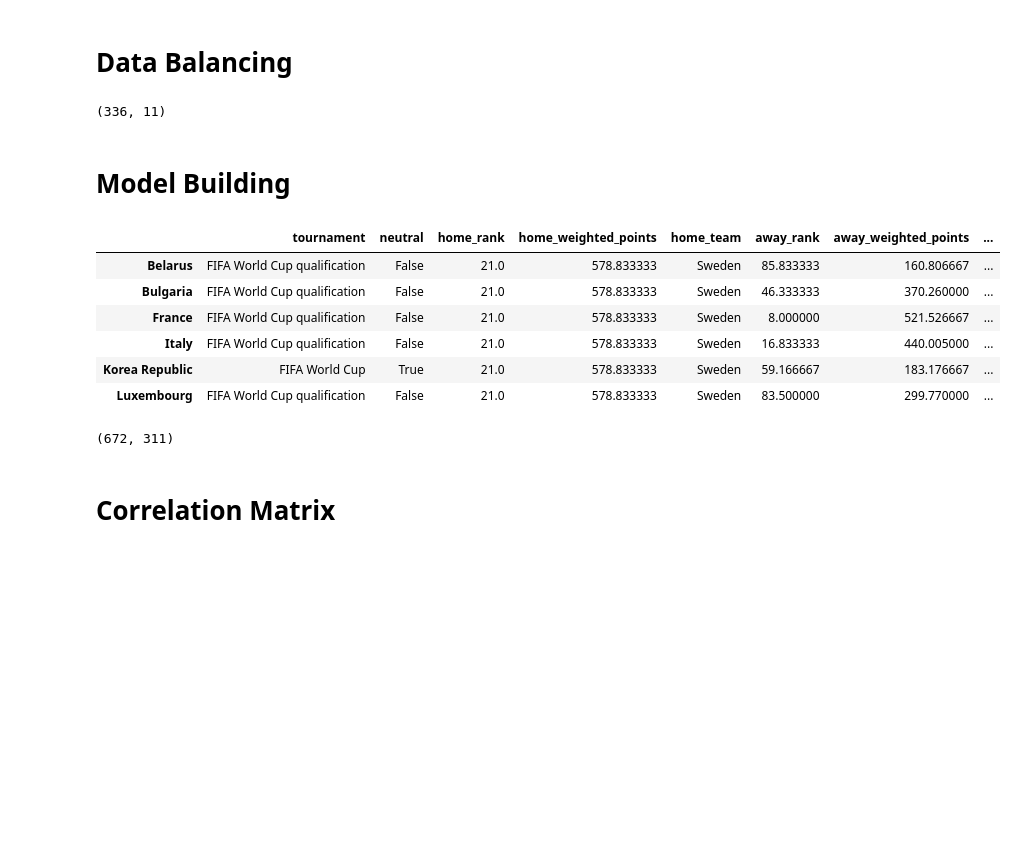
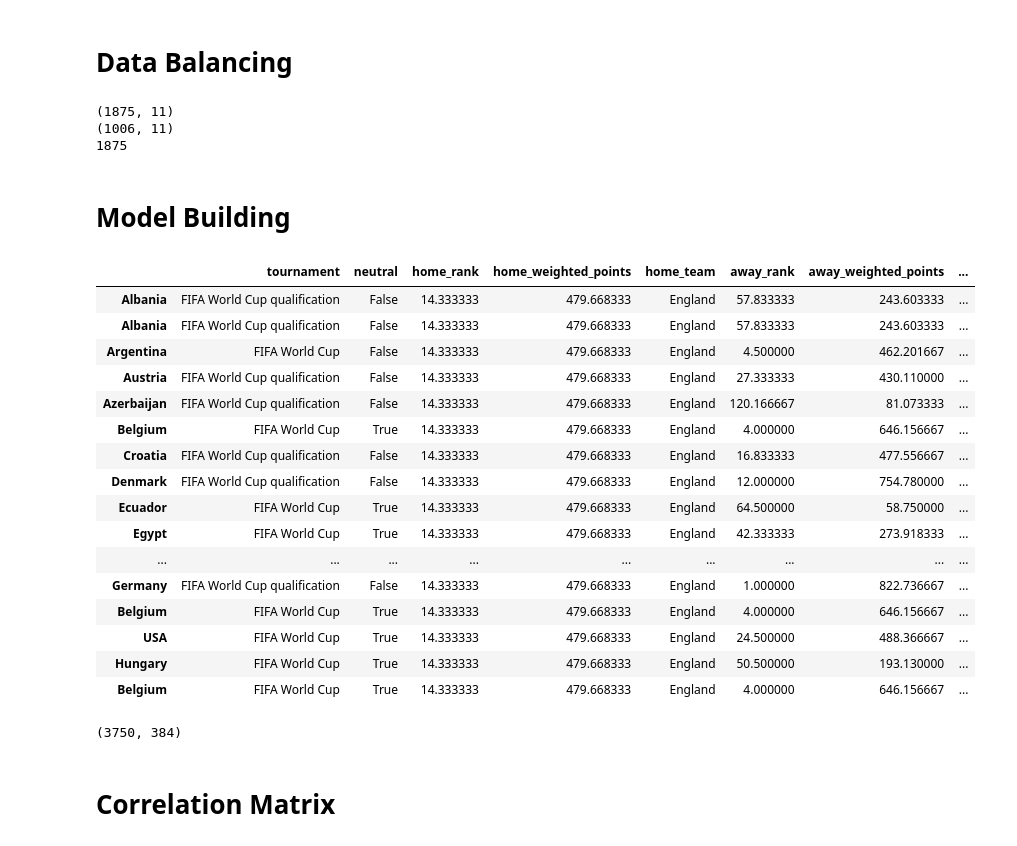
Before and after one commit to lppier/fifa18_final16, a Jupyter notebook: fifa2018_improved.ipynb, the cells around one changed output. Saved outputs shown, nothing was run; the diff lists cells and outputs as text; code cells hidden in the pictures; blank space fills up the shorter version.

```diff
--- a/fifa2018_improved.ipynb
+++ b/fifa2018_improved.ipynb
@@ -102,14 +102,18 @@ df = df_combined
 # Separate majority and minority classes
 df_majority = df[df.won==1]
 df_minority = df[df.won==0]
-df_majority.shape
+print(df_majority.shape)
+print(df_minority.shape)
+print(df_majority.shape[0])
 # %% [output]
-(336, 11)
+(1875, 11)
+(1006, 11)
+1875
 # %%
 # Upsample minority class
 df_minority_upsampled = resample(df_minority,
                                  replace=True,     # sample with replacement
-                                 n_samples=336,    # to match majority class
+                                 n_samples=df_majority.shape[0],    # to match majority class
                                  random_state=123) # reproducible results
 
 # Combine majority class with upsampled minority class
@@ -123,26 +127,36 @@ df_combined = df_upsampled
 # %%
 y = df_combined['won']
 X = df_combined.drop(['won'], axis=1)
 
 # Preprocessing one hot
 from sklearn.preprocessing import OneHotEncoder, LabelEncoder
 
 X_cat = X.select_dtypes(include=[object, bool])
 le = LabelEncoder()
 X_cat_labelled = X_cat.apply(le.fit_transform)
 X_cat_labelled.head()
 X['home_team_orig'] = X['home_team']
 X['away_team_orig'] = X['away_team']
 X_tosee = pd.concat([X, X_cat_labelled], axis=1)
-X_tosee[X_tosee['home_team_orig'].str.contains('Sweden')]
+X_tosee[X_tosee['home_team_orig'].str.contains('England')]
 # %% [output]
 |  | tournament | neutral | home_rank | home_weighted_points | home_team | away_rank | away_weighted_points | ... |
-| Belarus | FIFA World Cup qualification | False | 21.0 | 578.833333 | Sweden | 85.833333 | 160.806667 | ... |
-| Bulgaria | FIFA World Cup qualification | False | 21.0 | 578.833333 | Sweden | 46.333333 | 370.260000 | ... |
-| France | FIFA World Cup qualification | False | 21.0 | 578.833333 | Sweden | 8.000000 | 521.526667 | ... |
-| Italy | FIFA World Cup qualification | False | 21.0 | 578.833333 | Sweden | 16.833333 | 440.005000 | ... |
-| Korea Republic | FIFA World Cup | True | 21.0 | 578.833333 | Sweden | 59.166667 | 183.176667 | ... |
-| Luxembourg | FIFA World Cup qualification | False | 21.0 | 578.833333 | Sweden | 83.500000 | 299.770000 | ... |
+| Albania | FIFA World Cup qualification | False | 14.333333 | 479.668333 | England | 57.833333 | 243.603333 | ... |
+| Albania | FIFA World Cup qualification | False | 14.333333 | 479.668333 | England | 57.833333 | 243.603333 | ... |
+| Argentina | FIFA World Cup | False | 14.333333 | 479.668333 | England | 4.500000 | 462.201667 | ... |
+| Austria | FIFA World Cup qualification | False | 14.333333 | 479.668333 | England | 27.333333 | 430.110000 | ... |
+| Azerbaijan | FIFA World Cup qualification | False | 14.333333 | 479.668333 | England | 120.166667 | 81.073333 | ... |
+| Belgium | FIFA World Cup | True | 14.333333 | 479.668333 | England | 4.000000 | 646.156667 | ... |
+| Croatia | FIFA World Cup qualification | False | 14.333333 | 479.668333 | England | 16.833333 | 477.556667 | ... |
+| Denmark | FIFA World Cup qualification | False | 14.333333 | 479.668333 | England | 12.000000 | 754.780000 | ... |
+| Ecuador | FIFA World Cup | True | 14.333333 | 479.668333 | England | 64.500000 | 58.750000 | ... |
+| Egypt | FIFA World Cup | True | 14.333333 | 479.668333 | England | 42.333333 | 273.918333 | ... |
+| ... | ... | ... | ... | ... | ... | ... | ... | ... |
+| Germany | FIFA World Cup qualification | False | 14.333333 | 479.668333 | England | 1.000000 | 822.736667 | ... |
+| Belgium | FIFA World Cup | True | 14.333333 | 479.668333 | England | 4.000000 | 646.156667 | ... |
+| USA | FIFA World Cup | True | 14.333333 | 479.668333 | England | 24.500000 | 488.366667 | ... |
+| Hungary | FIFA World Cup | True | 14.333333 | 479.668333 | England | 50.500000 | 193.130000 | ... |
+| Belgium | FIFA World Cup | True | 14.333333 | 479.668333 | England | 4.000000 | 646.156667 | ... |
 # %%
 X = pd.concat([X,pd.get_dummies(X_cat_labelled['home_team'], prefix='home_team')],axis=1)
 X = pd.concat([X,pd.get_dummies(X_cat_labelled['away_team'], prefix='away_team')],axis=1)
@@ -160,7 +174,7 @@ y = le.fit_transform(y)
 X
 X.shape
 # %% [output]
-(672, 311)
+(3750, 384)
 # %% [markdown]
 # Correlation Matrix
 # %%
```
Also changed, not shown: parts of 21 cells of this notebook, 6 other files.
